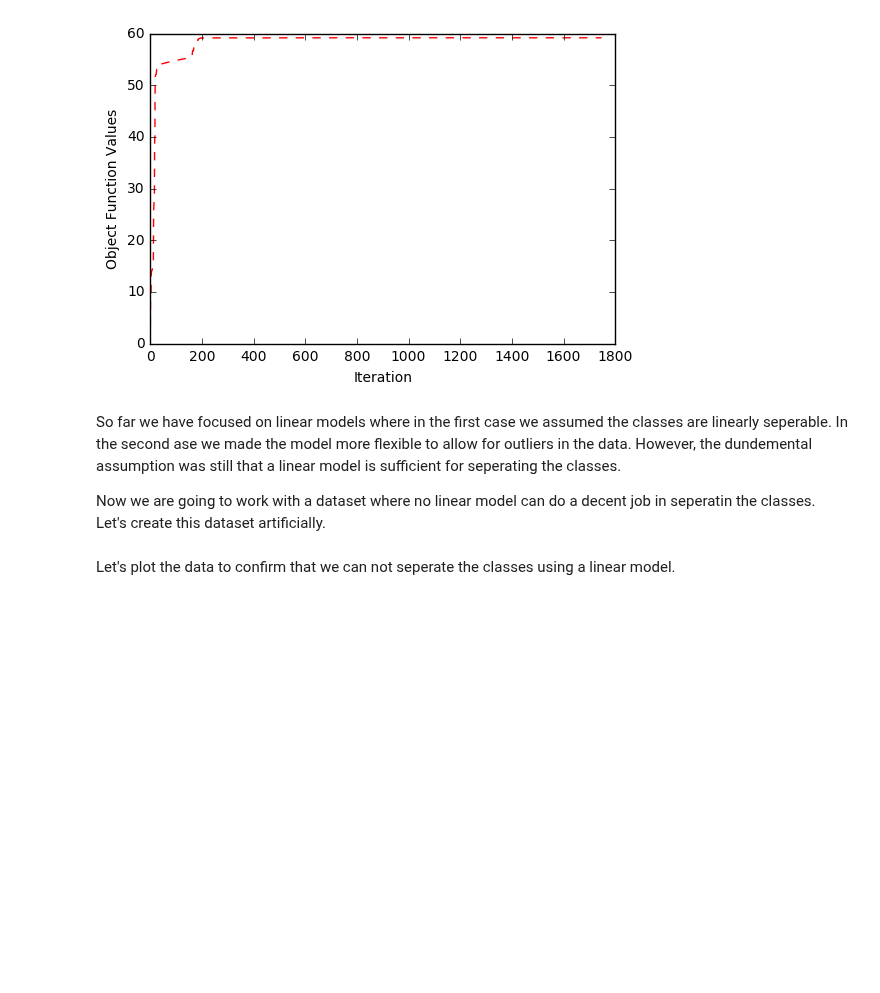
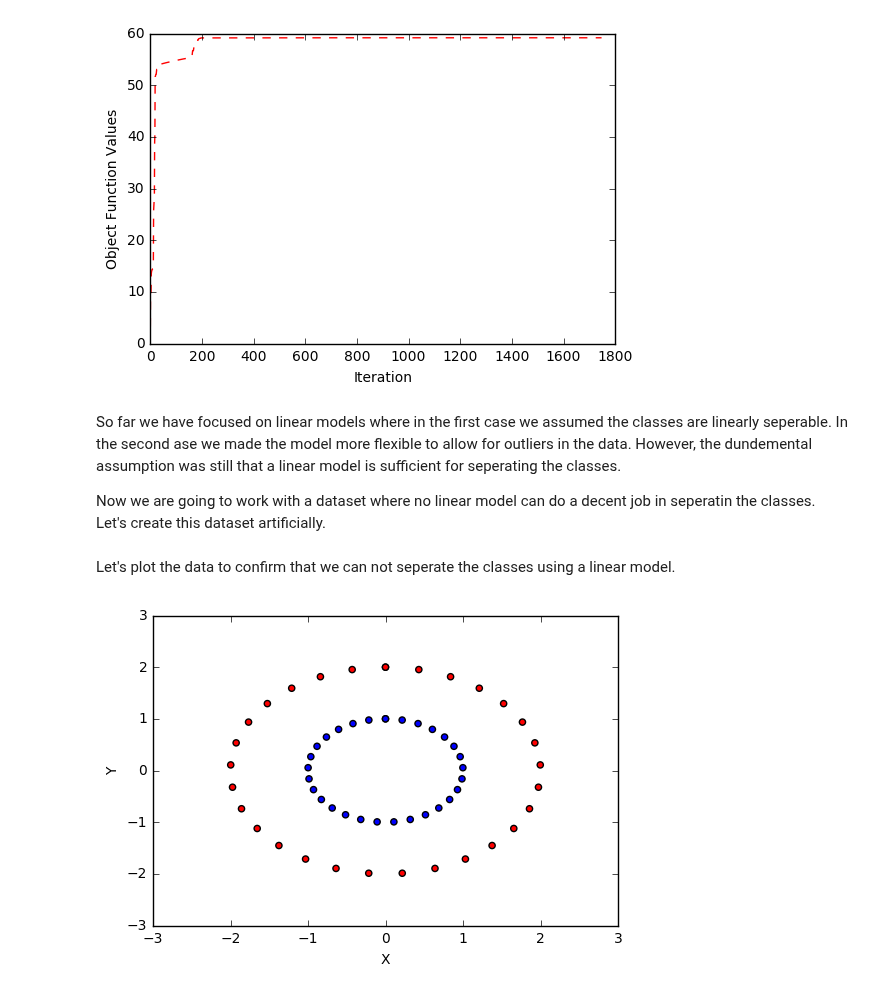
Before and after one commit to reza-asad/SVM-with-SMO, a Jupyter notebook: SVM.ipynb, the cells around one changed output. Cells and saved outputs as stored; diff of their text form; code cells hidden in the pictures; blank space fills up the shorter version.

```diff
--- a/SVM.ipynb
+++ b/SVM.ipynb
@@ -148,13 +148,13 @@ Now we are going to work with a dataset where no linear model can do a decent jo
 # Let's first create the class with label 1
 class_one_r = 1
 x1 = np.array([class_one_r*np.sin(np.pi/2 * theta) for theta in np.linspace(0,4,30)])
-x2 = np.array([class_two_r*np.cos(np.pi/2 * theta) for theta in np.linspace(0,4,30)])
+x2 = np.array([class_one_r*np.cos(np.pi/2 * theta) for theta in np.linspace(0,4,30)])
 class_one_y = np.array([1 for i in np.linspace(0, 4, 30)])
 class_one_data = np.column_stack((x1,x2,class_one_y))
 
 # Now we create the calss with label 2
 class_two_r = 2
-z1 = np.array([class_one_r*np.sin(np.pi/2 * theta) for theta in np.linspace(0,4,30)])
+z1 = np.array([class_two_r*np.sin(np.pi/2 * theta) for theta in np.linspace(0,4,30)])
 z2 = np.array([class_two_r*np.cos(np.pi/2 * theta) for theta in np.linspace(0,4,30)])
 class_two_y = np.array([-1 for i in np.linspace(0, 4, 30)])
 class_two_data = np.column_stack((z1,z2,class_two_y))
@@ -163,3 +163,7 @@ class_two_data = np.column_stack((z1,z2,class_two_y))
 circular_data = np.concatenate((class_one_data, class_two_data))
 # %% [markdown]
 Let's plot the data to confirm that we can not seperate the classes using a linear model.
+# %%
+scatter_plot(circular_data, 'X', 'Y')
+# %% [output]
+[figure, added]
```
Also changed, not shown: parts of 1 cell of this notebook, 1 other file.
